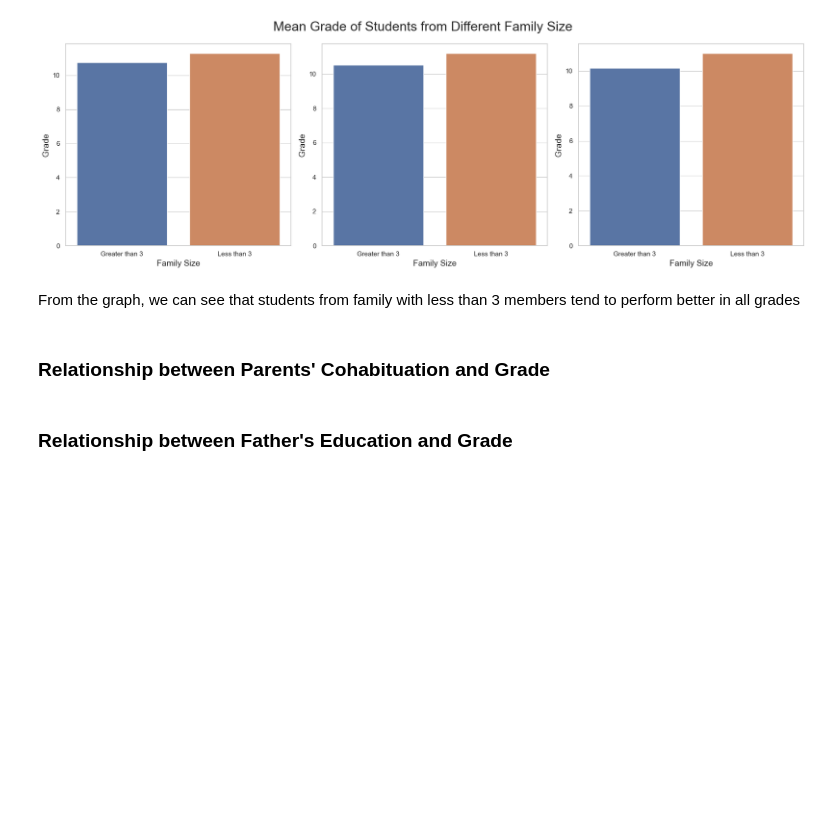
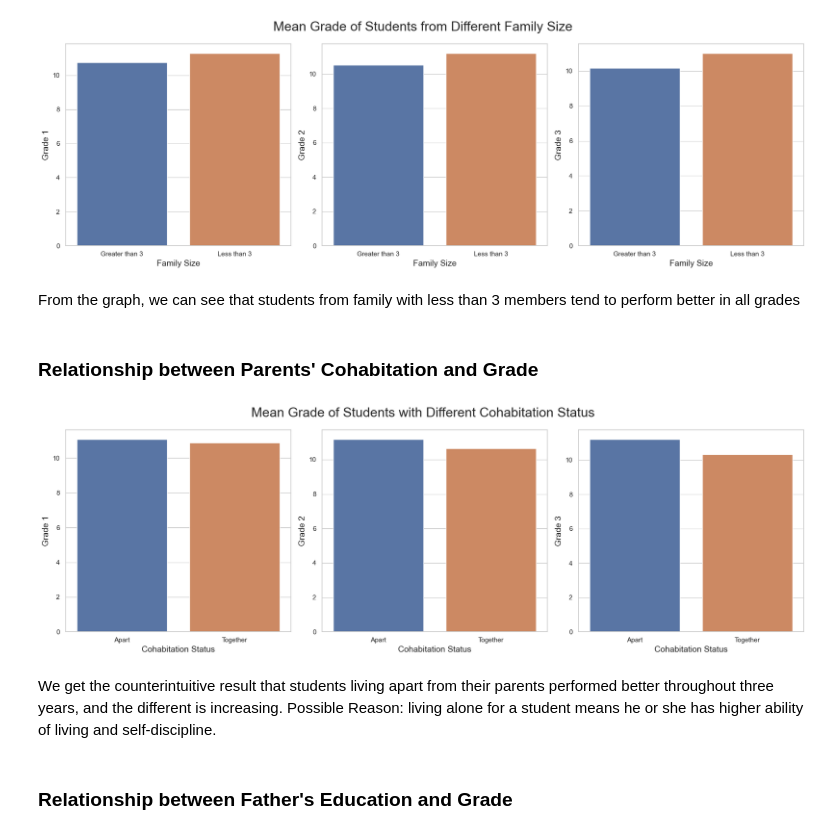
Before and after one commit to AndyWeasley2004/DS-ML-Study-Notes, a Jupyter notebook: ML study & projects/student grade prediction/student_grade_pred.ipynb, the cells around one changed output. Drawn from its saved outputs; the diff is of its cells as text; code cells hidden in the pictures; blank space fills up the shorter version.

Commit message:
Add some analysis for the data

```diff
--- a/ML study & projects/student grade prediction/student_grade_pred.ipynb
+++ b/ML study & projects/student grade prediction/student_grade_pred.ipynb
@@ -338,7 +338,7 @@ sns.barplot(data=df, x='famsize', y='G3', errorbar=None, ax=axs[2])
 
 for i in range(3):
     axs[i].set_xlabel('Family Size', fontsize=14)
-    axs[i].set_ylabel('Grade', fontsize=14)
+    axs[i].set_ylabel('Grade '+str(i+1), fontsize=14)
     axs[i].set_xticklabels(['Greater than 3', 'Less than 3'])
 
 fig.suptitle('Mean Grade of Students from Different Family Size', fontsize=22)
@@ -349,4 +349,24 @@ plt.show()
 # %% [markdown]
 From the graph, we can see that students from family with less than 3 members tend to perform better in all grades
 # %% [markdown]
-### Relationship between Parents' Cohabituation and Grade
+### Relationship between Parents' Cohabitation and Grade
+# %%
+fig, axs = plt.subplots(1,3, figsize=(18,6))
+
+sns.barplot(data=df, x='Pstatus', y='G1', errorbar=None, ax=axs[0])
+sns.barplot(data=df, x='Pstatus', y='G2', errorbar=None, ax=axs[1])
+sns.barplot(data=df, x='Pstatus', y='G3', errorbar=None, ax=axs[2])
+
+for i in range(3):
+    axs[i].set_xlabel('Cohabitation Status', fontsize=14)
+    axs[i].set_ylabel('Grade '+str(i+1), fontsize=14)
+    axs[i].set_xticklabels(['Apart', 'Together'])
+
+fig.suptitle('Mean Grade of Students with Different Cohabitation Status', fontsize=22)
+plt.tight_layout()
+plt.show()
+# %% [output]
+[figure, added]
+# %% [markdown]
+We get the counterintuitive result that students living apart from their parents performed better throughout three years, and the different is increasing.
+Possible Reason: living alone for a student means he or she has higher ability of living and self-discipline.
```
Also changed, not shown: parts of 14 cells of this notebook.
